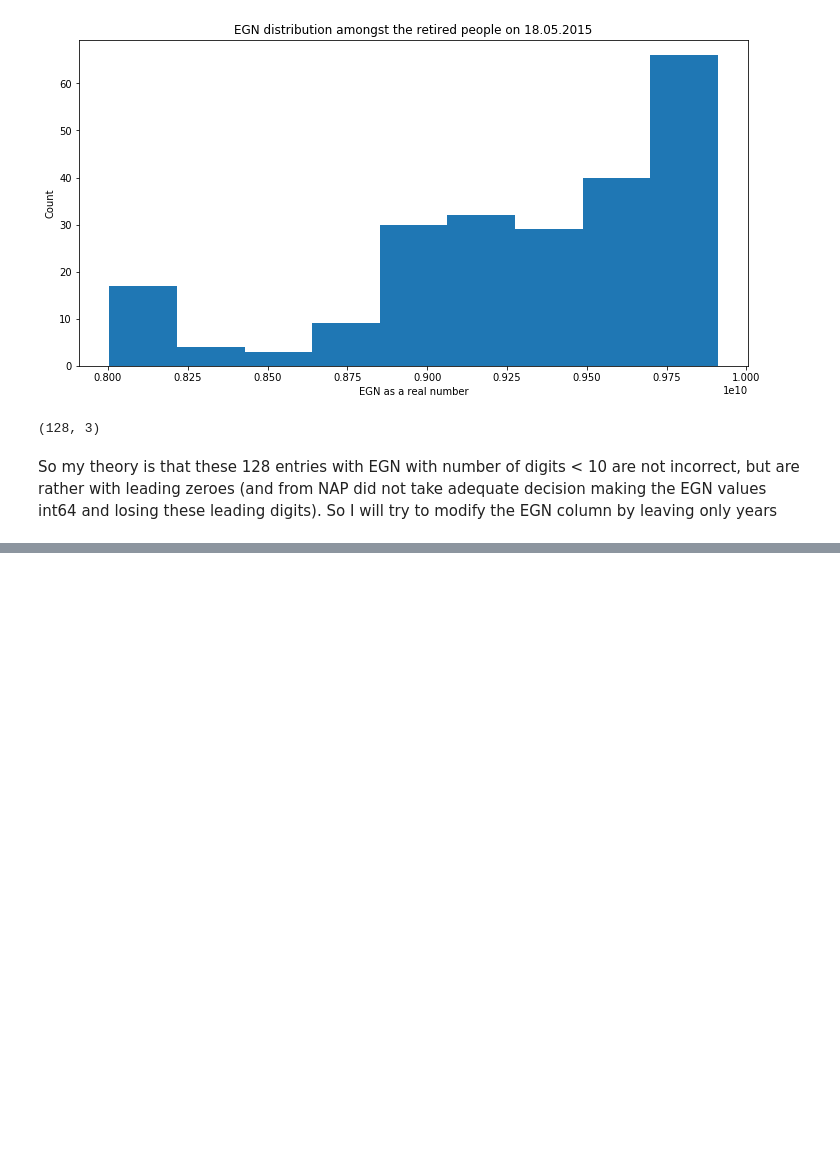
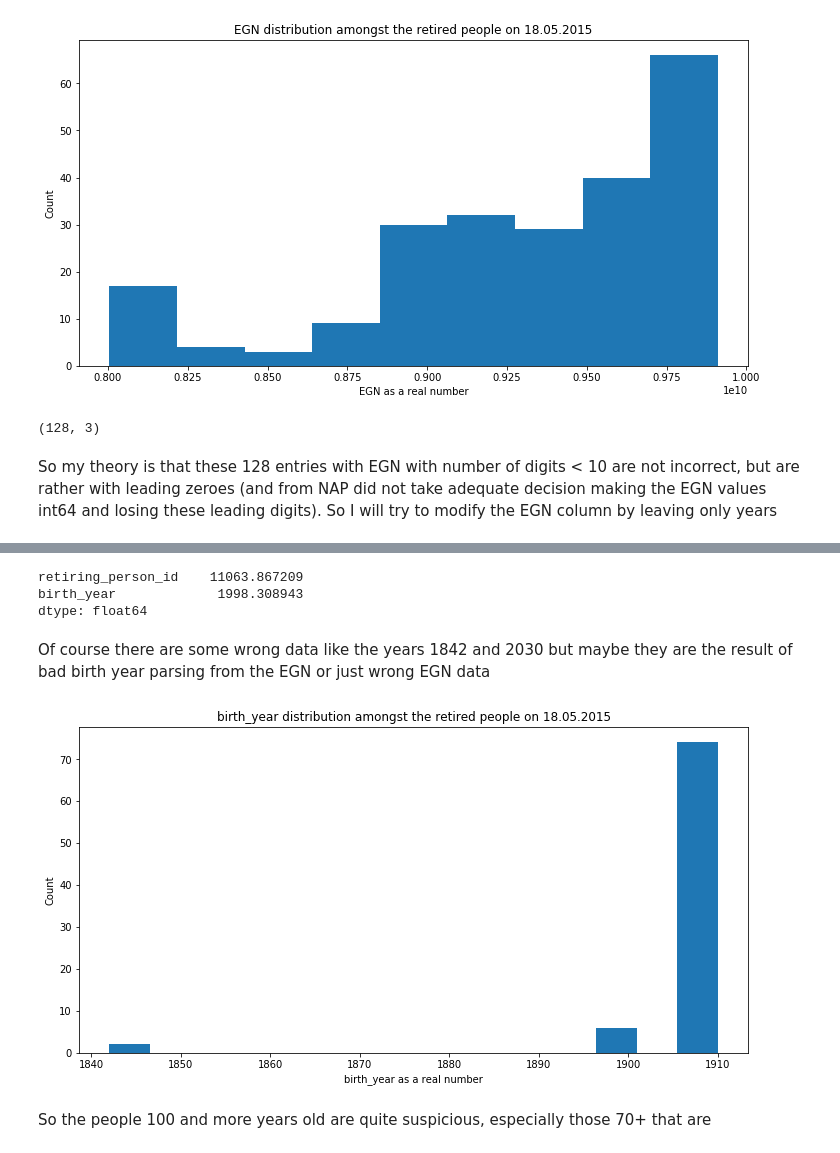
Before and after one commit to viraco4a/SoftUni, a Jupyter notebook: DataScience/Exam/Kaloyan_Zlatkov_Data_Science_Exam_Jul_2019.ipynb, the cells around one changed output, grey strips where cells are left out. Cells and saved outputs as stored; diff of their text form; code cells hidden in the pictures; blank space fills up the shorter version.

```diff
--- a/DataScience/Exam/Kaloyan_Zlatkov_Data_Science_Exam_Jul_2019.ipynb
+++ b/DataScience/Exam/Kaloyan_Zlatkov_Data_Science_Exam_Jul_2019.ipynb
@@ -397,0 +433,14 @@ AssertionError: 1900 != 1901.0
+# %%
+young_retired_people.mean()
+# %% [output]
+retiring_person_id    11063.867209
+birth_year             1998.308943
+dtype: float64
+# %% [markdown]
+Of course there are some wrong data like the years 1842 and 2030 but maybe they are the result of bad birth year parsing from the EGN or just wrong EGN data
+# %%
+show_histogram(old_retired_people, "birth_year", 15)
+# %% [output]
+[figure, added]
+# %% [markdown]
+So the people 100 and more years old are quite suspicious, especially those 70+ that are
```
Also changed, not shown: parts of 66 cells of this notebook.
